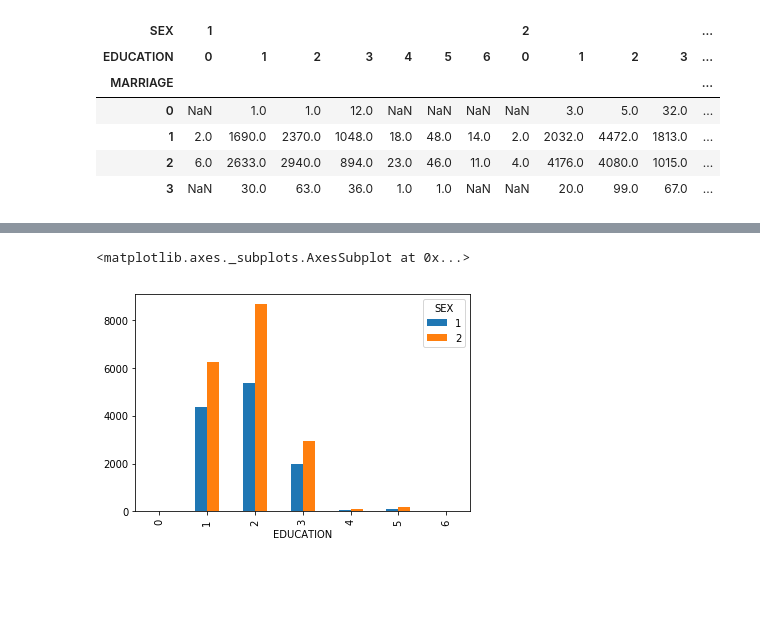
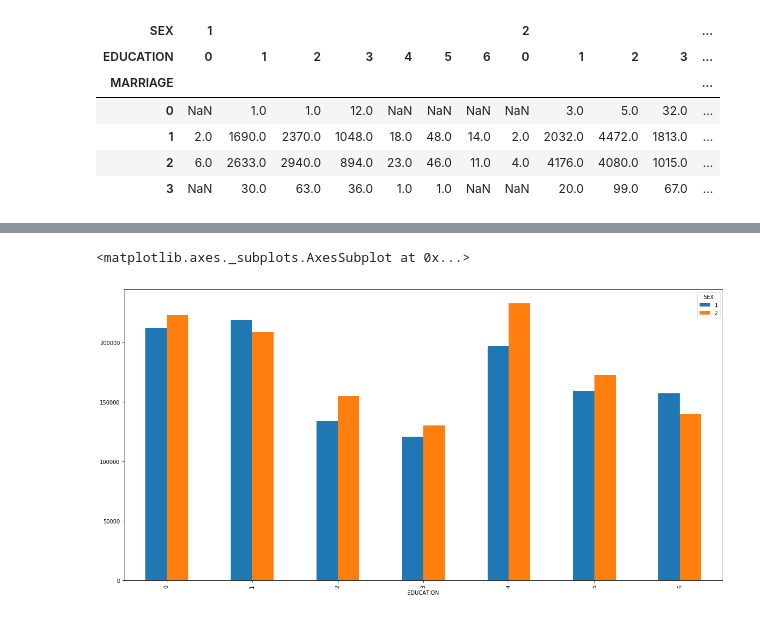
Before and after one commit to deshaion/sfml, a Jupyter notebook: hw_01/hw1-task.ipynb, the cells around one changed output, grey strips where cells are left out. Cells and saved outputs as stored; diff of their text form; code cells hidden in the pictures; blank space fills up the shorter version.

```diff
--- a/hw_01/hw1-task.ipynb
+++ b/hw_01/hw1-task.ipynb
@@ -79,3 +86,4 @@ df.pivot_table('ID', 'MARRIAGE', ['SEX', 'EDUCATION'], 'count') #TODO
 # принимает значение F, если значение LIMIT_BAL >700000
 
 #TODO
+df['LIMIT_BAL_CATEGORY'] = df['LIMIT_BAL'].map(lambda x: 'A' if x <= 10000 else ('B' if x <= 100000 else ('C' if x <= 200000 else ('D' if x <= 400000 else ('E' if x <= 700000 else 'F')))))
@@ -88,10 +118,11 @@ df #TODO
 # %%
 # (8) построить зависимость кредитного лимита от образования для каждого пола
 # график необходимо сделать очень широким (на весь экран)
-df #TODO
+fig, ax = plt.subplots(figsize=(20,10))
+df.pivot_table('LIMIT_BAL', 'EDUCATION', 'SEX', 'mean').plot(kind='bar', ax=ax)
 # %% [output]
 <matplotlib.axes._subplots.AxesSubplot at 0x...>
-[figure, old version]
+[figure, new version]
 # %%
 # (9) построить зависимость кредитного лимита и образования только для одного из полов
 
```
Also changed, not shown: parts of 6 cells of this notebook.
